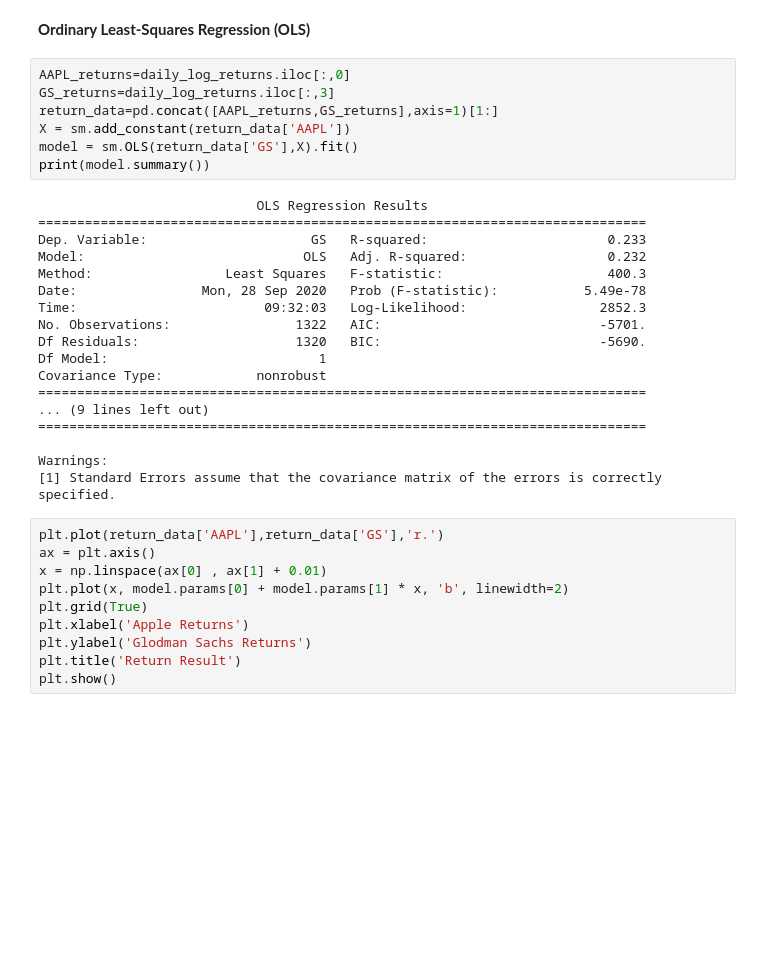
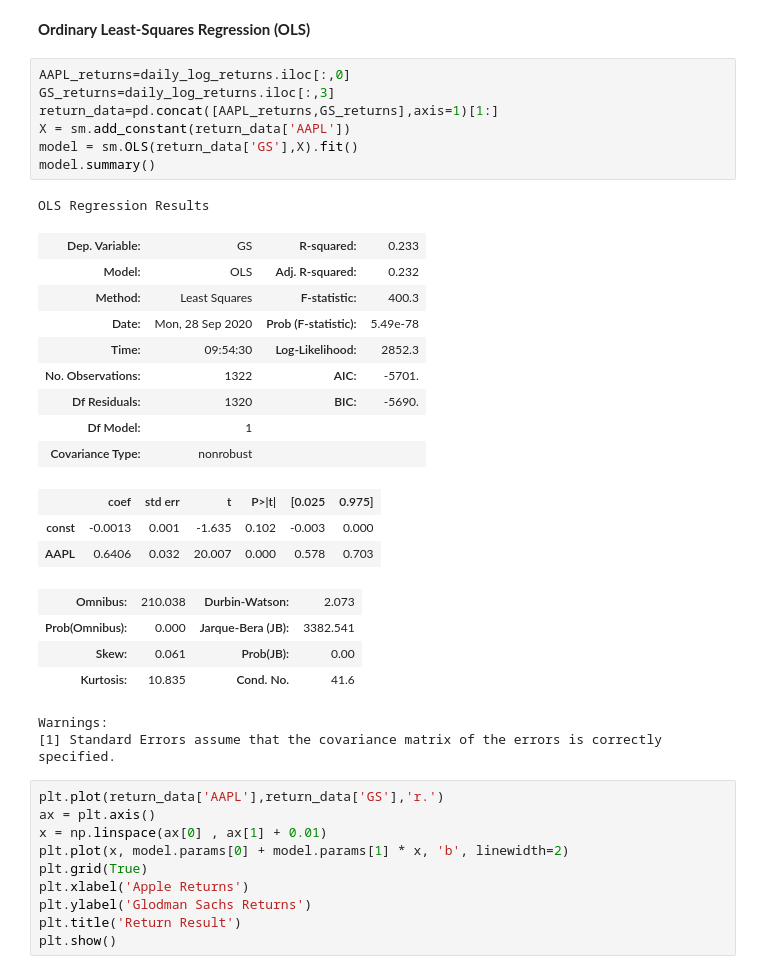
Before and after one commit to DataCrusade1999/Quantitative-Analytics, a Jupyter notebook: Quantitative_Analytics.ipynb, the cells around one changed output. Cells and saved outputs as stored; diff of their text form; blank space fills up the shorter version.

```diff
--- a/Quantitative_Analytics.ipynb
+++ b/Quantitative_Analytics.ipynb
@@ -384,28 +383,30 @@ plt.show()
 # %%
 AAPL_returns=daily_log_returns.iloc[:,0]
 GS_returns=daily_log_returns.iloc[:,3]
 return_data=pd.concat([AAPL_returns,GS_returns],axis=1)[1:]
 X = sm.add_constant(return_data['AAPL'])
 model = sm.OLS(return_data['GS'],X).fit()
-print(model.summary())
+model.summary()
 # %% [output]
-                            OLS Regression Results
-==============================================================================
-Dep. Variable:                     GS   R-squared:                       0.233
-Model:                            OLS   Adj. R-squared:                  0.232
-Method:                 Least Squares   F-statistic:                     400.3
-Date:                Mon, 28 Sep 2020   Prob (F-statistic):           5.49e-78
-Time:                        09:32:03   Log-Likelihood:                 2852.3
-No. Observations:                1322   AIC:                            -5701.
-Df Residuals:                    1320   BIC:                            -5690.
-Df Model:                           1
-Covariance Type:            nonrobust
-==============================================================================
-... (9 lines left out)
-==============================================================================
-
-Warnings:
-[1] Standard Errors assume that the covariance matrix of the errors is correctly specified.
+OLS Regression Results
+| Dep. Variable: | GS | R-squared: | 0.233 |
+| Model: | OLS | Adj. R-squared: | 0.232 |
+| Method: | Least Squares | F-statistic: | 400.3 |
+| Date: | Mon, 28 Sep 2020 | Prob (F-statistic): | 5.49e-78 |
+| Time: | 09:54:30 | Log-Likelihood: | 2852.3 |
+| No. Observations: | 1322 | AIC: | -5701. |
+| Df Residuals: | 1320 | BIC: | -5690. |
+| Df Model: | 1 |  |  |
+| Covariance Type: | nonrobust |  |  |
+|  | coef | std err | t | P>|t| | [0.025 | 0.975] |
+| const | -0.0013 | 0.001 | -1.635 | 0.102 | -0.003 | 0.000 |
+| AAPL | 0.6406 | 0.032 | 20.007 | 0.000 | 0.578 | 0.703 |
+| Omnibus: | 210.038 | Durbin-Watson: | 2.073 |
+| Prob(Omnibus): | 0.000 | Jarque-Bera (JB): | 3382.541 |
+| Skew: | 0.061 | Prob(JB): | 0.00 |
+| Kurtosis: | 10.835 | Cond. No. | 41.6 |
+Warnings:
+[1] Standard Errors assume that the covariance matrix of the errors is correctly specified.
 # %%
 plt.plot(return_data['AAPL'],return_data['GS'],'r.')
 ax = plt.axis()
```
Also changed, not shown: parts of 11 cells of this notebook.
